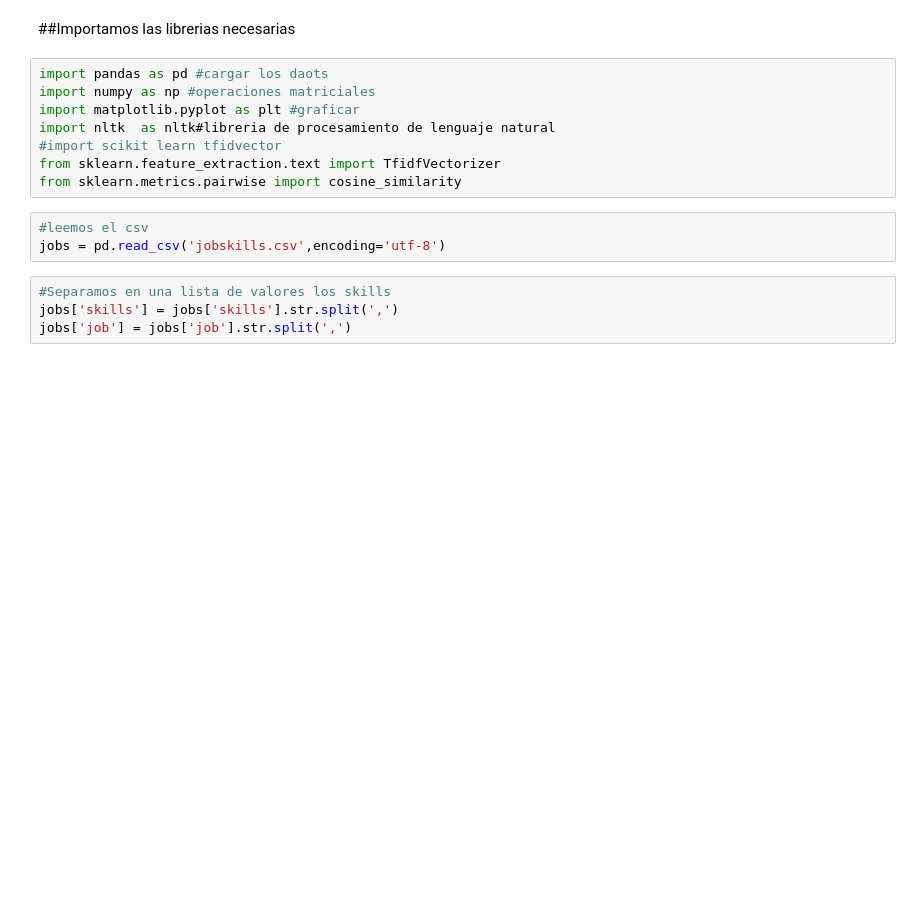
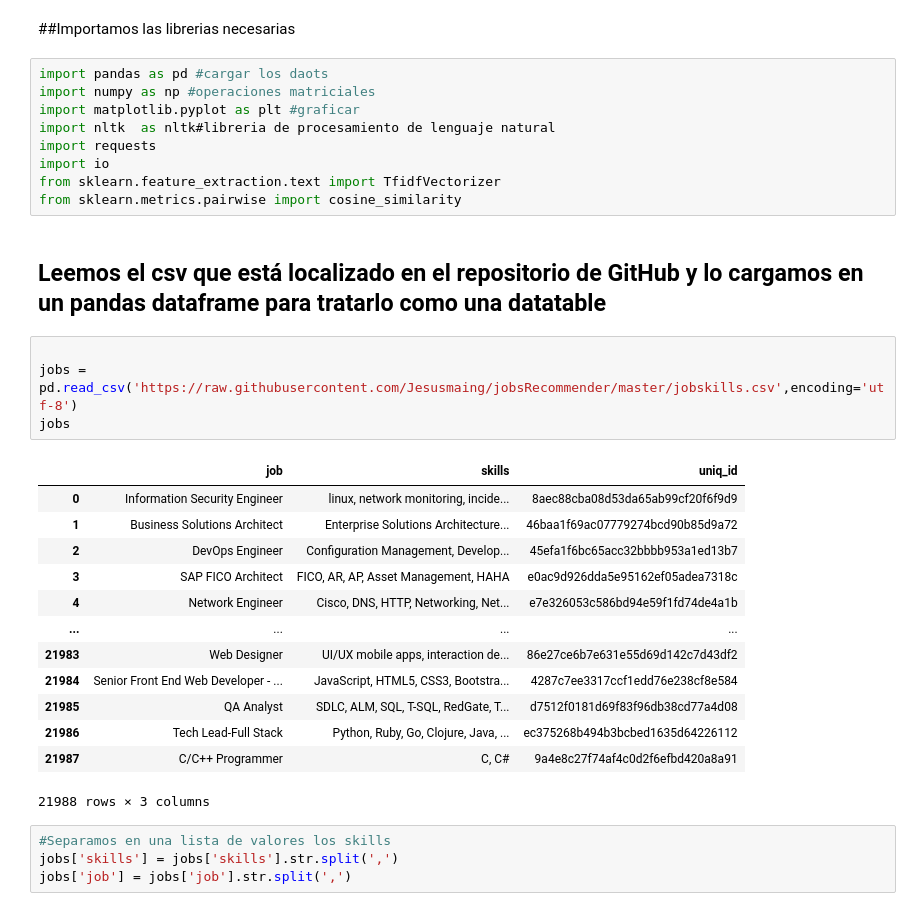
Before and after one commit to Jesusmaing/jobsRecommender, a Jupyter notebook: recommender.ipynb, the cells around one changed output. Cells and saved outputs as stored; diff of their text form; blank space fills up the shorter version.

```diff
--- a/recommender.ipynb
+++ b/recommender.ipynb
@@ -5,12 +7,30 @@ import pandas as pd #cargar los daots
 import numpy as np #operaciones matriciales
 import matplotlib.pyplot as plt #graficar
 import nltk  as nltk#libreria de procesamiento de lenguaje natural
-#import scikit learn tfidvector
+import requests
+import io
 from sklearn.feature_extraction.text import TfidfVectorizer
 from sklearn.metrics.pairwise import cosine_similarity
+# %% [markdown]
+## Leemos el csv que está localizado en el repositorio de GitHub y lo cargamos en un pandas dataframe para tratarlo como una datatable
 # %%
-#leemos el csv
-jobs = pd.read_csv('jobskills.csv',encoding='utf-8')
+
+jobs = pd.read_csv('https://raw.githubusercontent.com/Jesusmaing/jobsRecommender/master/jobskills.csv',encoding='utf-8')
+jobs
+# %% [output]
+|  | job | skills | uniq_id |
+| 0 | Information Security Engineer | linux, network monitoring, incide... | 8aec88cba08d53da65ab99cf20f6f9d9 |
+| 1 | Business Solutions Architect | Enterprise Solutions Architecture... | 46baa1f69ac07779274bcd90b85d9a72 |
+| 2 | DevOps Engineer | Configuration Management, Develop... | 45efa1f6bc65acc32bbbb953a1ed13b7 |
+| 3 | SAP FICO Architect | FICO, AR, AP, Asset Management, HAHA | e0ac9d926dda5e95162ef05adea7318c |
+| 4 | Network Engineer | Cisco, DNS, HTTP, Networking, Net... | e7e326053c586bd94e59f1fd74de4a1b |
+| ... | ... | ... | ... |
+| 21983 | Web Designer | UI/UX mobile apps, interaction de... | 86e27ce6b7e631e55d69d142c7d43df2 |
+| 21984 | Senior Front End Web Developer - ... | JavaScript, HTML5, CSS3, Bootstra... | 4287c7ee3317ccf1edd76e238cf8e584 |
+| 21985 | QA Analyst | SDLC, ALM, SQL, T-SQL, RedGate, T... | d7512f0181d69f83f96db38cd77a4d08 |
+| 21986 | Tech Lead-Full Stack | Python, Ruby, Go, Clojure, Java, ... | ec375268b494b3bcbed1635d64226112 |
+| 21987 | C/C++ Programmer | C, C# | 9a4e8c27f74af4c0d2f6efbd420a8a91 |
+21988 rows × 3 columns
 # %%
 #Separamos en una lista de valores los skills
 jobs['skills'] = jobs['skills'].str.split(',')
```
Also changed, not shown: parts of 9 cells of this notebook.
